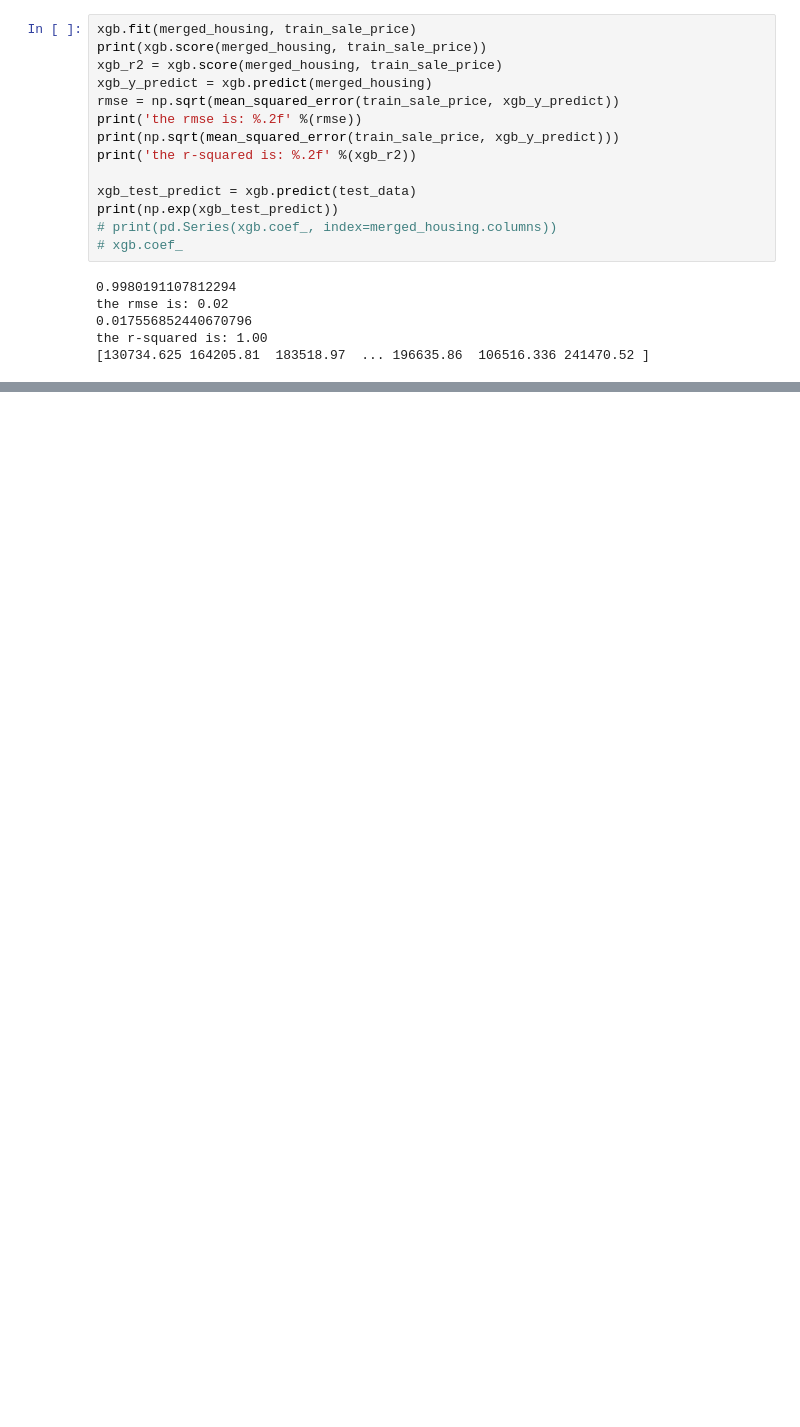
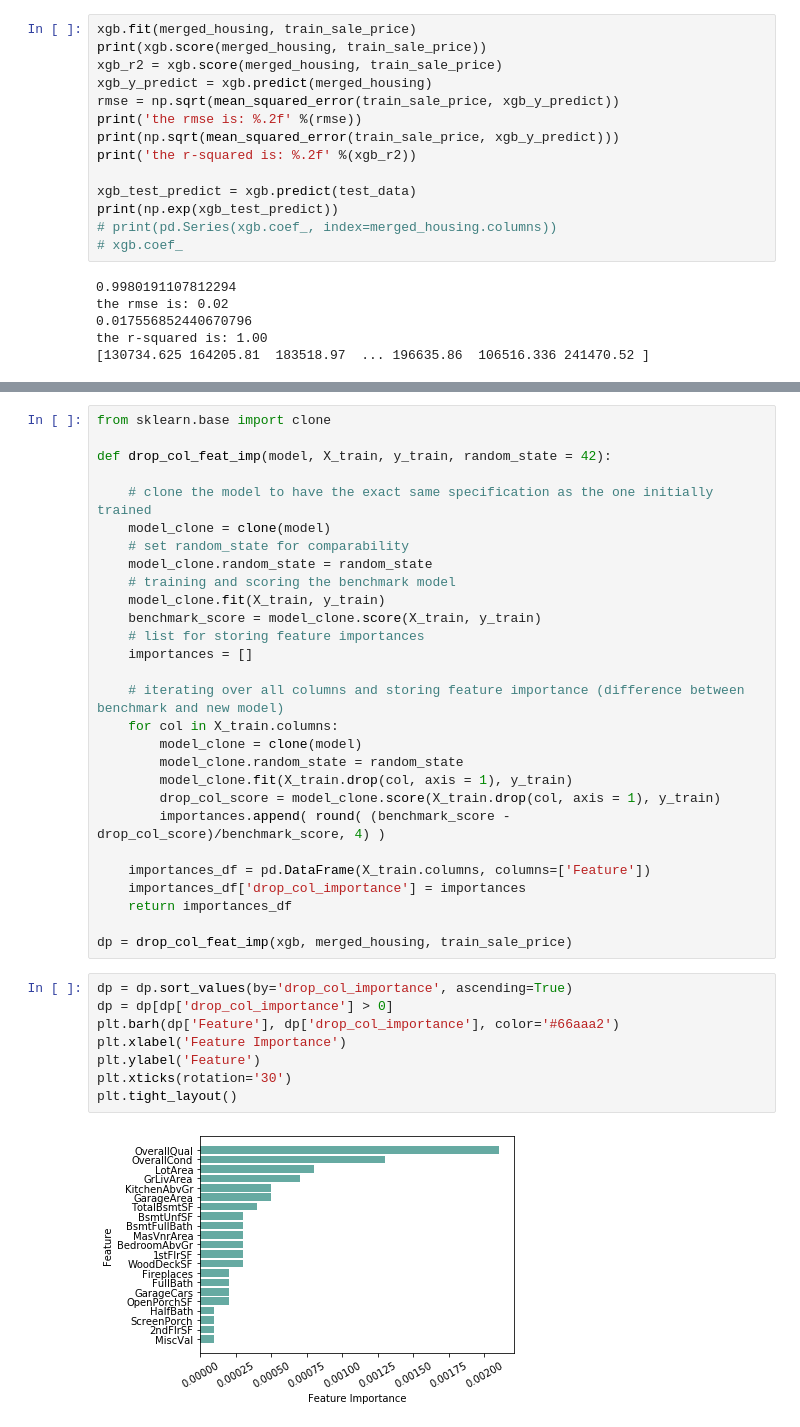
Before and after one commit to miggitymack/house-prices-advanced-regression-techniques, a Jupyter notebook: housing_prices.ipynb, the cells around one changed output, grey strips where cells are left out. Drawn from its saved outputs; the diff is of its cells as text; blank space fills up the shorter version.

Commit message:
added xgb drop col

```diff
--- a/housing_prices.ipynb
+++ b/housing_prices.ipynb
@@ -442,0 +462,38 @@ Text(0.5, 1.0, 'Change of Ridge Slopes Varying Alpha')
+# %%
+from sklearn.base import clone
+
+def drop_col_feat_imp(model, X_train, y_train, random_state = 42):
+
+    # clone the model to have the exact same specification as the one initially trained
+    model_clone = clone(model)
+    # set random_state for comparability
+    model_clone.random_state = random_state
+    # training and scoring the benchmark model
+    model_clone.fit(X_train, y_train)
+    benchmark_score = model_clone.score(X_train, y_train)
+    # list for storing feature importances
+    importances = []
+
+    # iterating over all columns and storing feature importance (difference between benchmark and new model)
+    for col in X_train.columns:
+        model_clone = clone(model)
+        model_clone.random_state = random_state
+        model_clone.fit(X_train.drop(col, axis = 1), y_train)
+        drop_col_score = model_clone.score(X_train.drop(col, axis = 1), y_train)
+        importances.append( round( (benchmark_score - drop_col_score)/benchmark_score, 4) )
+
+    importances_df = pd.DataFrame(X_train.columns, columns=['Feature'])
+    importances_df['drop_col_importance'] = importances
+    return importances_df
+
+dp = drop_col_feat_imp(xgb, merged_housing, train_sale_price)
+# %%
+dp = dp.sort_values(by='drop_col_importance', ascending=True)
+dp = dp[dp['drop_col_importance'] > 0]
+plt.barh(dp['Feature'], dp['drop_col_importance'], color='#66aaa2')
+plt.xlabel('Feature Importance')
+plt.ylabel('Feature')
+plt.xticks(rotation='30')
+plt.tight_layout()
+# %% [output]
+[figure, added]
```
Also changed, not shown: parts of 12 cells of this notebook, 3 other files.
